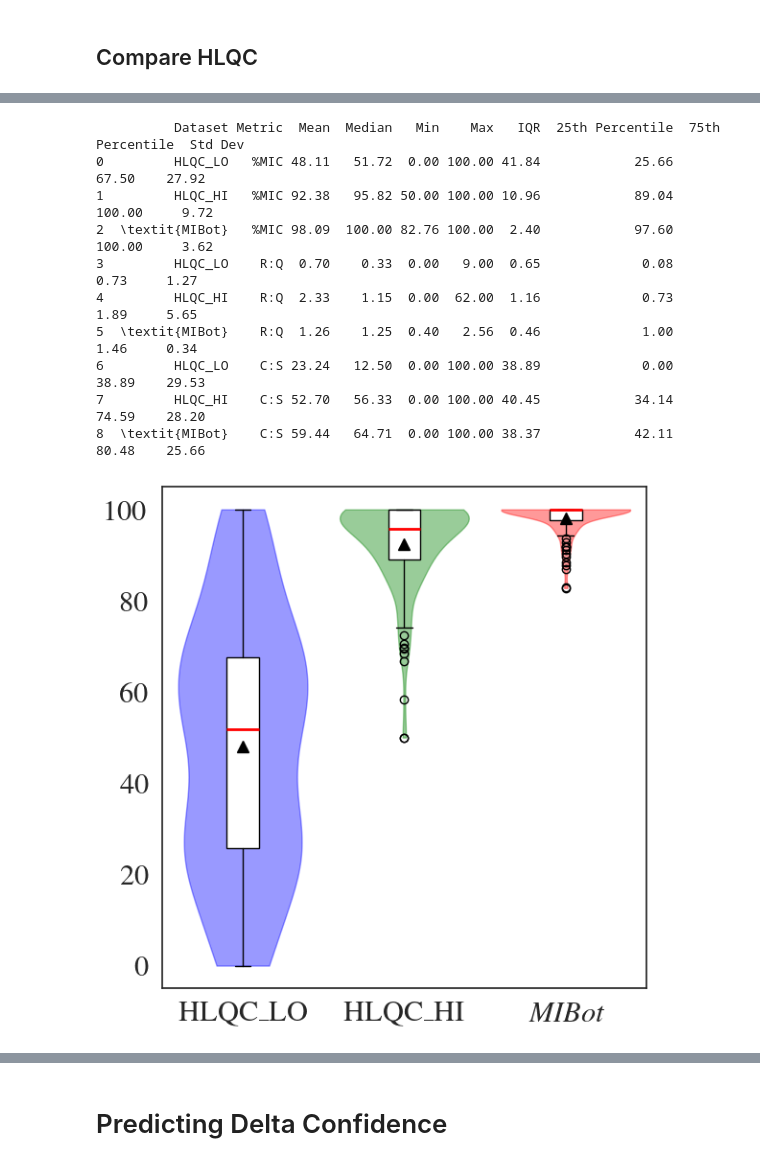
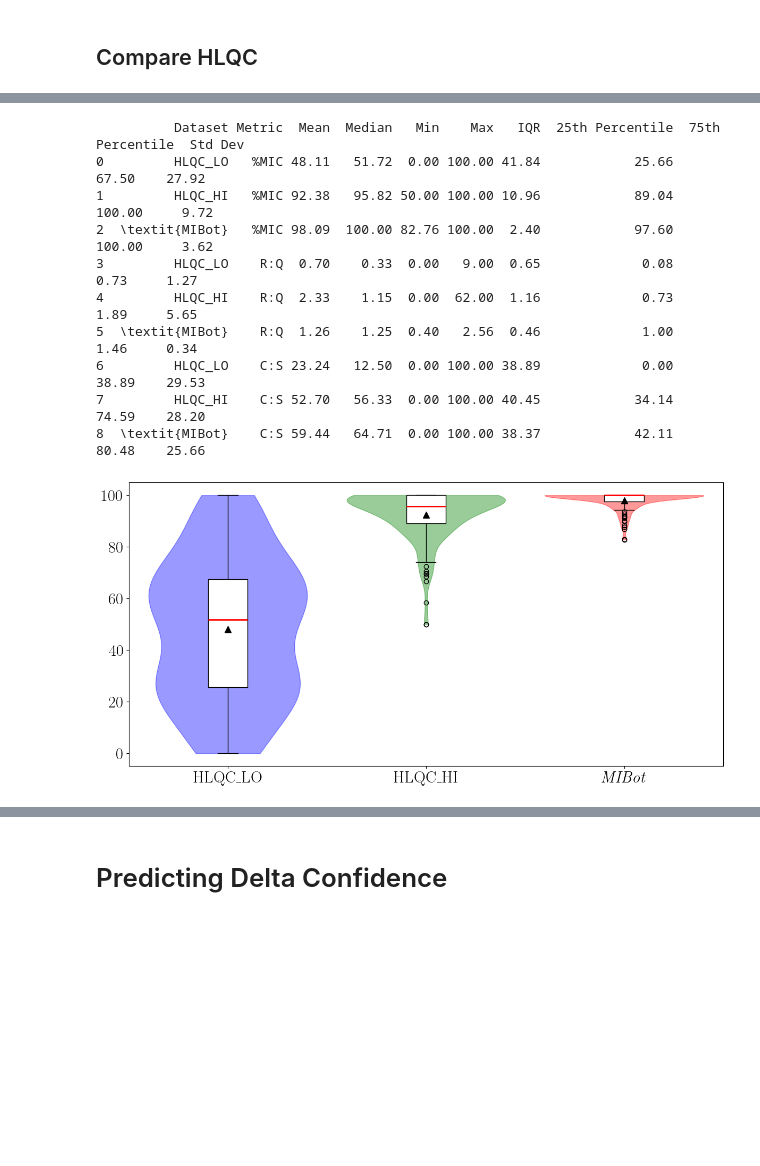
Before and after one commit to cimhasgithub/AutoMISC, a Jupyter notebook: src/automisc_v0.2.ipynb, the cells around one changed output, grey strips where cells are left out. Cells and saved outputs as stored; diff of their text form; code cells hidden in the pictures; blank space fills up the shorter version.

Commit message:
edits from july + new HLQC balanced dataset

```diff
--- a/src/automisc_v0.2.ipynb
+++ b/src/automisc_v0.2.ipynb
@@ -879,37 +866,9 @@ pd.set_option("display.max_colwidth", None)
 data1 = pd.read_csv("../analysis/HLQC_HI_summary_results.csv")
 data2 = pd.read_csv("../analysis/HLQC_LO_summary_results.csv")
 data3 = pd.read_csv("../analysis/MIV6.3A_summary_results.csv")
-data4 = pd.read_csv("HLQC_nolabel_summary_results_t2_high.csv")
-data5 = pd.read_csv("HLQC_nolabel_summary_results_t2_low.csv")
-
-# Manually exclude a single data point
-# data1 = data1[data1['Conversation ID'] != 'high_052']
-data4 = data4[data4['prolific_id'] != 'high_052']
 
 data3['%MIC'] = np.where((data3['MICO'] + data3['R'] + data3['Q'] + data3['MIIN']) > 0,
                             100*((data3['MICO'] + data3['R'] + data3['Q'])/ (data3['MICO'] + data3['R'] + data3['Q'] + data3['MIIN'])), 0)
-
-# group codes and compute %MIC for v2 ones
-data4['MICO'] = data4['AF'] + data4['ADP'] + data4['EC'] + data4['RCP'] + data4['SU'] + data4['OQ'] + data4['SR'] + data4['CR']
-data4['MIIN'] = data4['ADW'] + data4['CO'] + data4['DI'] + data4['RCW'] + data4['WA']
-
-data4['%MIC'] = np.where((data4['MICO'] + data4['MIIN']) > 0,
-                         100*(data4['MICO'] / (data4['MICO'] + data4['MIIN'])), 0)
-
-data4['R:Q'] = np.where((data4['OQ'] + data4['CQ']) > 0,
-                        (data4['SR'] + data4['CR']) / (data4['OQ'] + data4['CQ']), 0)
-
-data4['C:S'] = np.where(data4['S'] > 0,
-                        data4['C'] / data4['S'], 0)
-
-data5['MICO'] = (data5['AF'] + data5['ADP'] + data5['EC'] + data5['RCP'] + data5['SU'] + data5['OQ'] + data5['SR'] + data5['CR'])
-data5['MIIN'] = (data5['ADW'] + data5['CO'] + data5['DI'] + data5['RCW'] + data5['WA'])
-data5['%MIC'] = np.where((data5['MICO'] + data5['MIIN']) > 0,
-                            100*(data5['MICO'] / (data5['MICO'] + data5['MIIN'])), 0)
-data5['R:Q'] = np.where((data5['OQ'] + data5['CQ']) > 0,
-                        (data5['SR'] + data5['CR']) / (data5['OQ'] + data5['CQ']), 0)
-data5['C:S'] = np.where(data5['S'] > 0,
-                        data5['C'] / data5['S'], 0)
 
 
 # Extract the columns for analysis
@@ -917,14 +876,6 @@ data5['C:S'] = np.where(data5['S'] > 0,
 datasets = ['HLQC_LO', 'HLQC_HI', r'\textit{MIBot}']
 data_sources = [data2, data1, data3]
 columns = ['%MIC', 'R:Q', 'C:S']
-# datasets = ['HLQC_HI_v1', 'HLQC_LO_v1', 'MIV6.3A_v1', 'HLQC_HI_v2', 'HLQC_LO_v2']
-# data_sources = [data1, data2, data3, data4, data5]
-# datasets = ['MIV6.3A_v1', 'HLQC_HI_v1', 'HLQC_HI_v2', 'HLQC_LO_v1', 'HLQC_LO_v2']
-# data_sources = [data3, data1, data4, data2, data5]
-
-# Create a figure with 3 subplots
-# fig, axes = plt.subplots(1, 3, figsize=(18, 6), sharey=False)
-# fig, axes = plt.subplots(1, 5, figsize=(18, 6), sharey=False)
 
 # Create a table to store statistics
 statistics_table = []
@@ -946,7 +897,7 @@ def compute_statistics(data):
 # Plot each column in a separate subplot
 for i, col in enumerate(columns):
 
-    fig, ax = plt.subplots(figsize=(6, 6))
+    fig, ax = plt.subplots(figsize=(12, 6))
     if col == 'C:S':
         current_data = [
             100*(data['C'] / (data['C'] + data['S'])).where(data['C'] + data['S'] > 0, 0)
@@ -1034,31 +985,32 @@ for i, col in enumerate(columns):
     plt.savefig(f"{col_filename}.png", dpi=600)
 
     # axes[i].set_title(f"Violin Plot for {col}")
     # axes[i].set_ylabel("Values" if i == 0 else "")  # Add y-axis label only to the first plot
 
 # Convert statistics into a DataFrame
 stats_df = pd.DataFrame(statistics_table)
 stats_df = stats_df[['Dataset', 'Metric', 'Mean', 'Median', 'Min', 'Max', 'IQR', '25th Percentile', '75th Percentile', 'Std Dev']]
 
 # Save to a CSV file (optional)
 stats_df.to_csv("violin_plot_statistics.csv", index=False)
 
 # Pretty print the statistics table to the console
 pd.set_option('display.width', 1000)
 with pd.option_context('display.float_format', '{:,.2f}'.format):  # Format floats with 2 decimal places
     print(stats_df)
 # Adjust layout and show plot
 plt.tight_layout()
+
 plt.show()
 # %% [output]
           Dataset Metric  Mean  Median   Min    Max   IQR  25th Percentile  75th Percentile  Std Dev
 0         HLQC_LO   %MIC 48.11   51.72  0.00 100.00 41.84            25.66            67.50    27.92
 1         HLQC_HI   %MIC 92.38   95.82 50.00 100.00 10.96            89.04           100.00     9.72
 2  \textit{MIBot}   %MIC 98.09  100.00 82.76 100.00  2.40            97.60           100.00     3.62
 3         HLQC_LO    R:Q  0.70    0.33  0.00   9.00  0.65             0.08             0.73     1.27
 4         HLQC_HI    R:Q  2.33    1.15  0.00  62.00  1.16             0.73             1.89     5.65
 5  \textit{MIBot}    R:Q  1.26    1.25  0.40   2.56  0.46             1.00             1.46     0.34
 6         HLQC_LO    C:S 23.24   12.50  0.00 100.00 38.89             0.00            38.89    29.53
 7         HLQC_HI    C:S 52.70   56.33  0.00 100.00 40.45            34.14            74.59    28.20
 8  \textit{MIBot}    C:S 59.44   64.71  0.00 100.00 38.37            42.11            80.48    25.66
-[figure, old version]
+[figure, new version]
```
Also changed, not shown: parts of 2 cells of this notebook, 24 other files.
